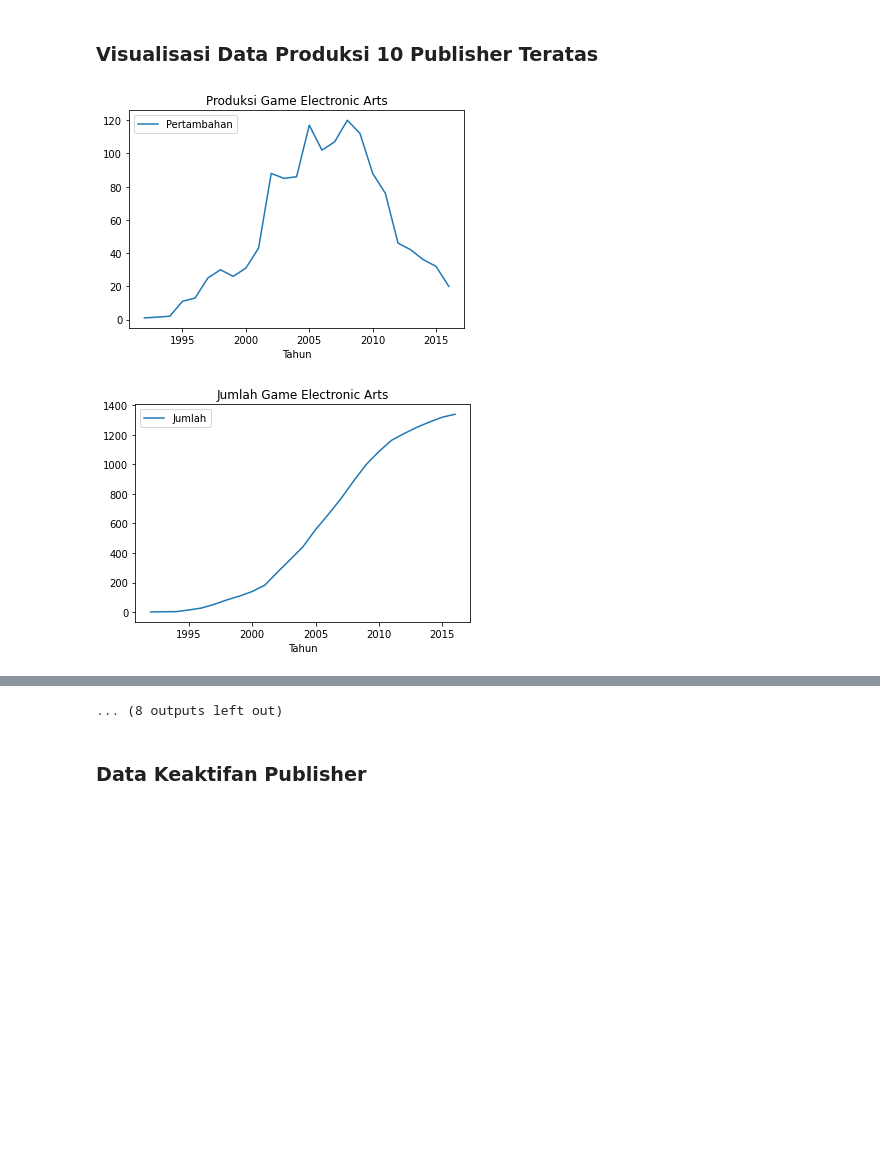
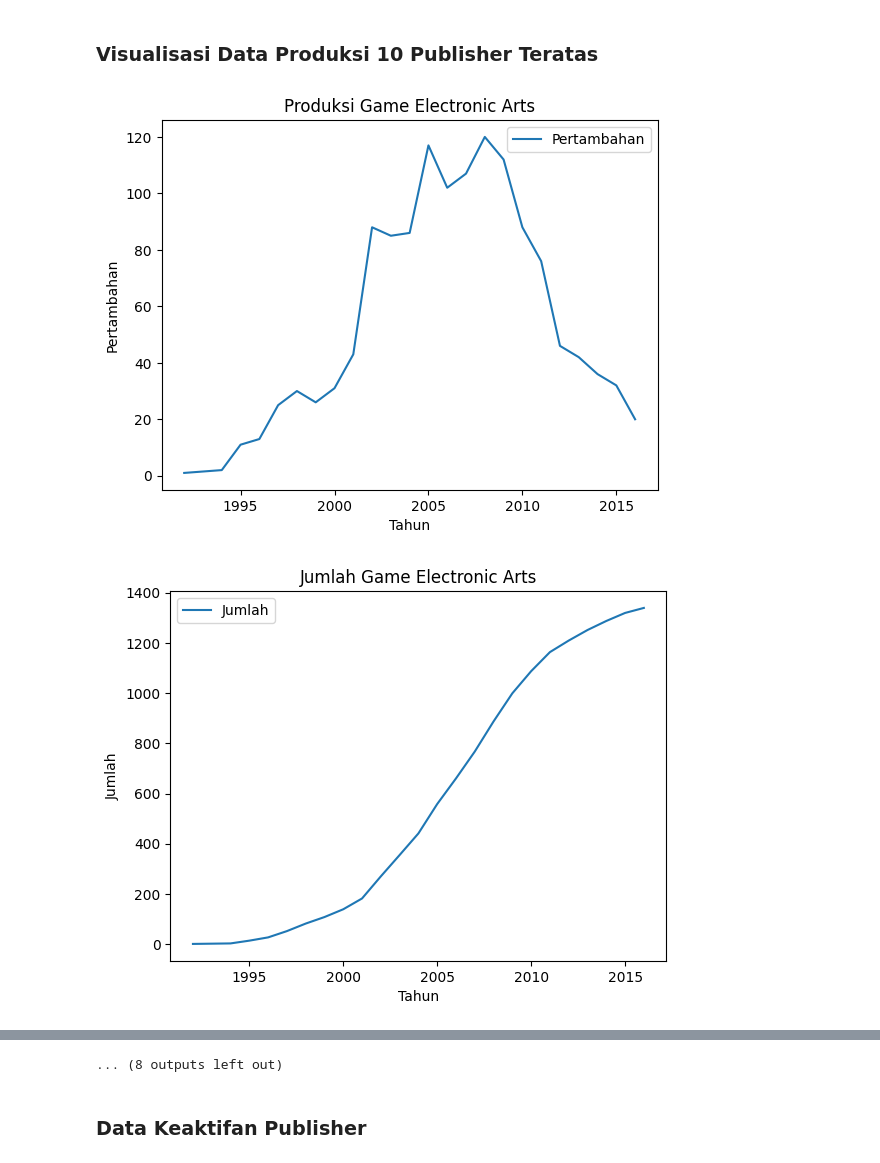
Before and after one commit to Astha47/Tugas-Besar-Analisis-Data-Kelompok-8, a Jupyter notebook: Main.ipynb, the cells around one changed output, grey strips where cells are left out. Drawn from its saved outputs; the diff is of its cells as text; code cells hidden in the pictures; blank space fills up the shorter version.

```diff
--- a/Main.ipynb
+++ b/Main.ipynb
@@ -517,34 +522,35 @@ for i in range(10):
 
     input_data = {}
     input_data["Tahun"] = [0 for i in range(len(data_publisher_sorted))]
     input_data["Jumlah"] = [0 for i in range(len(data_publisher_sorted))]
 
     for i in range(len(data_publisher_sorted)):
         input_data["Tahun"][i] = data_publisher_sorted['Tahun'].iloc[i]
     jumlah = 0
 
     for j in range(len(data_publisher_sorted)):
         jumlah += data_publisher_sorted['Pertambahan'].iloc[j]
         input_data["Jumlah"][j] = jumlah
     JumlahTiapTahun = pd.DataFrame(data=input_data)
 
     title1 = "Produksi Game " + keyword
     title2 = "Jumlah Game "+ keyword
-    data_publisher.sort_values('Tahun').plot(kind="line",x="Tahun",y="Pertambahan",title=title1).locator_params(integer=True)
-    JumlahTiapTahun.plot(kind="line",x="Tahun",y="Jumlah", title=title2).locator_params(integer=True)
 
+    data_publisher.sort_values('Tahun').plot(kind="line",x="Tahun",y="Pertambahan",title=title1, xlabel="Tahun", ylabel="Pertambahan").locator_params(integer=True)
+
+    JumlahTiapTahun.plot(kind="line",x="Tahun",y="Jumlah", title=title2, xlabel="Tahun", ylabel="Jumlah").locator_params(integer=True)
 
     tahunterakhir = [data_publisher.max().loc['Tahun']]
     DataNamaPublisher += [keyword]
     DataTahunTerakhir = DataTahunTerakhir + tahunterakhir
 
 DataTahun = {}
 
 DataTahun["Publisher"] = DataNamaPublisher
 DataTahun["Tahun Terakhir Perilisan"] = DataTahunTerakhir
 DataKeaktifan = pd.DataFrame(data=DataTahun)
 
 plt.show()
 # %% [output]
-[figure, old version]
+[figure, new version]
-[figure, old version]
+[figure, new version]
```
Also changed, not shown: parts of 13 cells of this notebook.
